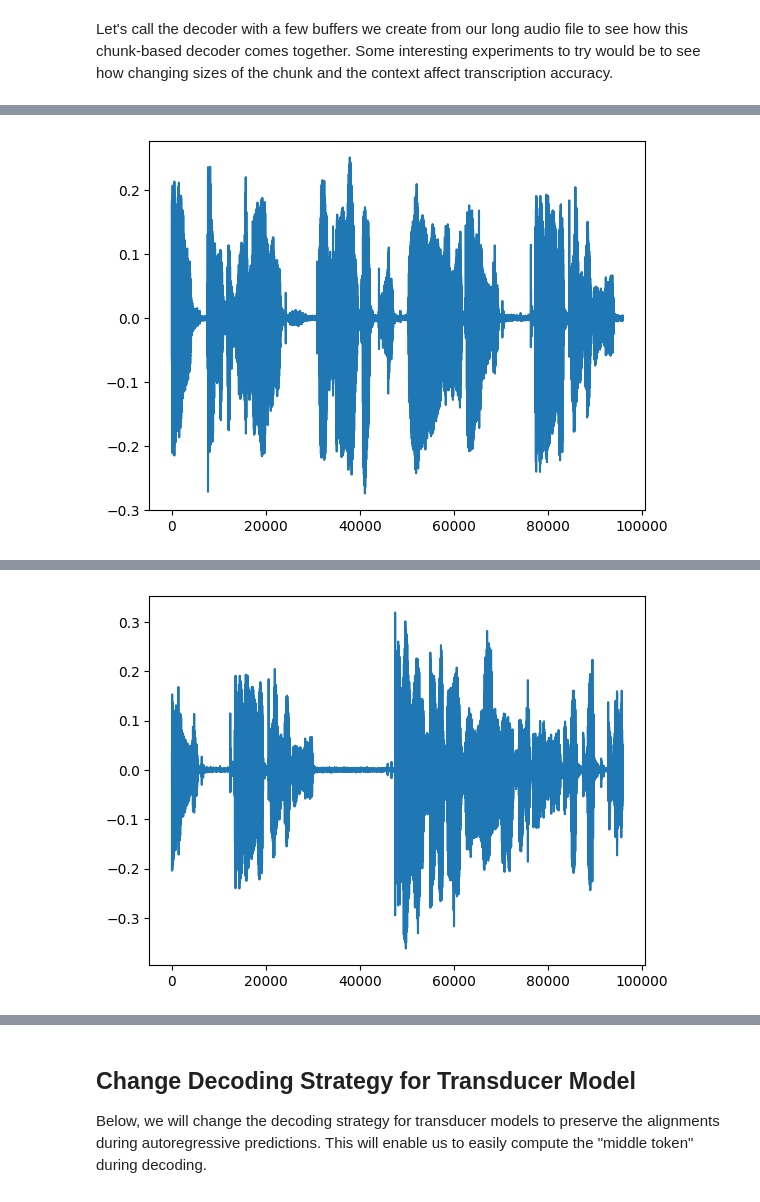
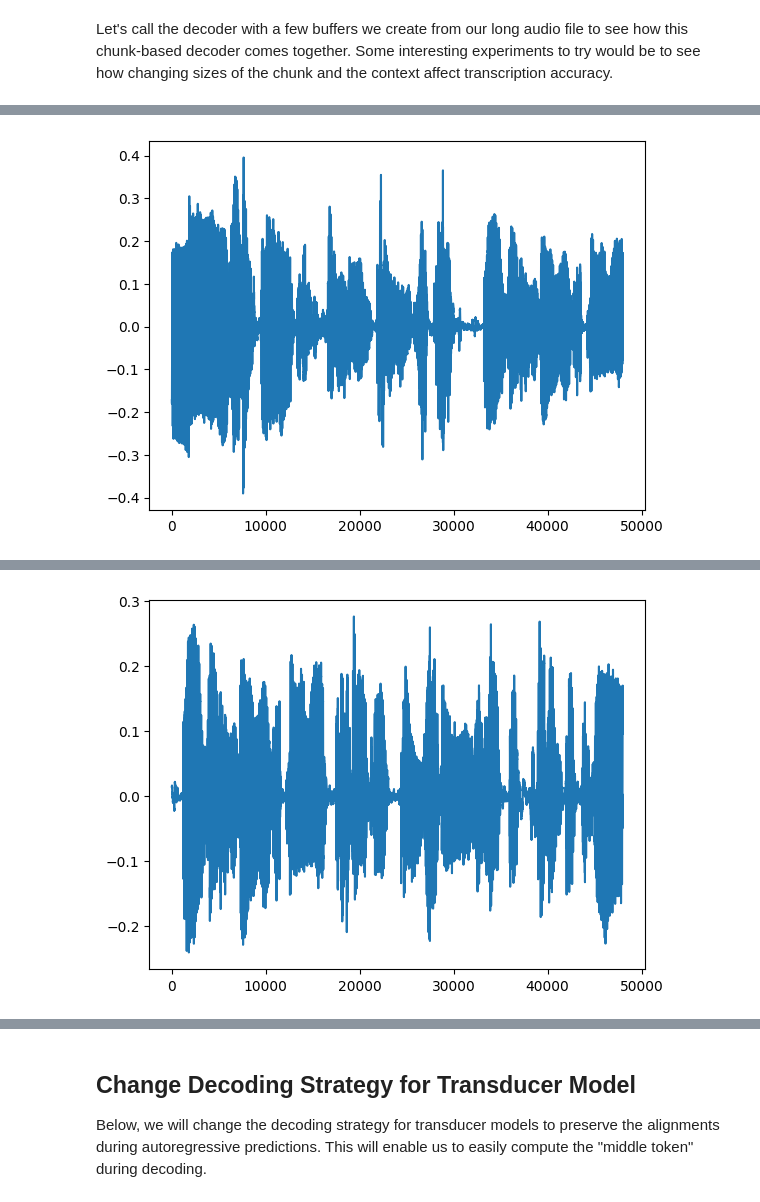
Before and after one commit to shreshtashetty/BufferedASRParakeet, a Jupyter notebook: tutorials/asr/Buffered_Transducer_Inference.ipynb, the cells around one changed output, grey strips where cells are left out. Cells and saved outputs as stored; diff of their text form; code cells hidden in the pictures.

```diff
--- a/tutorials/asr/Buffered_Transducer_Inference.ipynb
+++ b/tutorials/asr/Buffered_Transducer_Inference.ipynb
@@ -826,11 +1096,11 @@ Let's call the decoder with a few buffers we create from our long audio file to
 # %%
 # chunk_len_in_secs: float = 8.0
 # context_len_in_secs: float = 1.0
-chunk_len_in_secs: float = 4.0
-context_len_in_secs: float = 1.0
+chunk_len_in_secs: float = 2.0
+context_len_in_secs: float = 0.5
 
 # max_steps_per_timestep: int = 5
-max_steps_per_timestep: int = 5
+max_steps_per_timestep: int = 4
 stateful_decoding: bool = False
 
 
@@ -863,5 +1133,5 @@ for chunk in chunk_reader:
 [interactive output not drawn]
-[figure, old version]
+[figure, new version]
 [interactive output not drawn]
-[figure, old version]
+[figure, new version]
 [interactive output not drawn]
```
Also changed, not shown: parts of 16 cells of this notebook.
